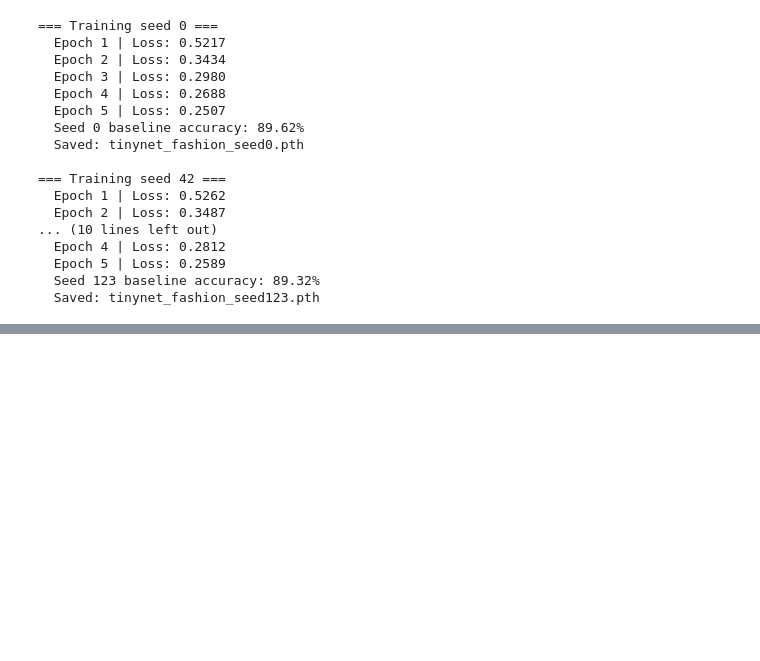
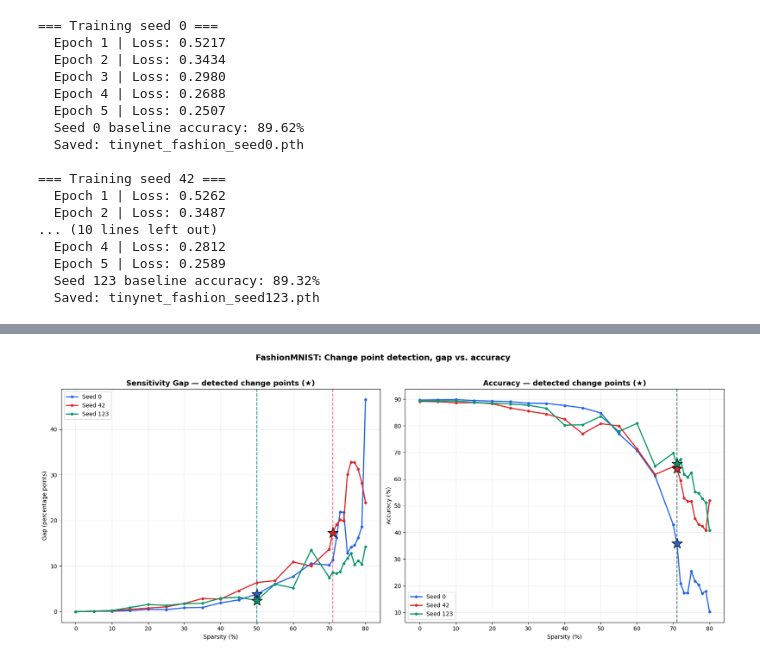
Before and after one commit to HafsaParker/tinyml-pruning-study, a Jupyter notebook: 06_FashionMNIST_multiseed.ipynb, the cells around one changed output, grey strips where cells are left out. Cells and saved outputs as stored; diff of their text form; code cells hidden in the pictures; blank space fills up the shorter version.

```diff
--- a/06_FashionMNIST_multiseed.ipynb
+++ b/06_FashionMNIST_multiseed.ipynb
@@ -194,0 +386,81 @@ Saved: fashionmnist_multiseed_results.json
+# %%
+# ============================================================
+# CHANGE POINT DETECTION + GRAPH
+# ============================================================
+
+import ruptures as rpt
+import numpy as np
+import matplotlib.pyplot as plt
+
+def find_change_point(sparsity_values, signal_values, label=""):
+    signal = np.array(signal_values)
+    algo = rpt.Pelt(model="rbf").fit(signal)
+    change_points = algo.predict(pen=3)
+    real_points = [cp for cp in change_points if cp < len(signal)]
+
+    print(f"\n{label}")
+    if not real_points:
+        print("  No significant change point detected")
+        return None
+
+    for cp_idx in real_points:
+        print(f"  Change point at sparsity ≈ {sparsity_values[cp_idx]}%")
+
+    return sparsity_values[real_points[0]]  # first detected change point
+
+
+CHECKPOINTS = [0, 5, 10, 15, 20, 25, 30, 35, 40, 45, 50, 55, 60, 65, 70, 71, 72, 73, 74, 75, 76, 77, 78, 79, 80]
+colors = {0: '#2563EB', 42: '#DC2626', 123: '#059669'}
+
+fig, axes = plt.subplots(1, 2, figsize=(17, 7))
+ax_gap, ax_acc = axes
+
+lead_times = {}
+
+for seed in SEEDS:
+    gap_values = [results[seed][pct] for pct in CHECKPOINTS]
+    acc_values = [uniform_results[seed][pct] for pct in CHECKPOINTS]
+
+    gap_cp = find_change_point(CHECKPOINTS, gap_values, label=f"Seed {seed} — GAP change point")
+    acc_cp = find_change_point(CHECKPOINTS, acc_values, label=f"Seed {seed} — ACCURACY change point")
+
+    if gap_cp is not None and acc_cp is not None:
+        lead = acc_cp - gap_cp
+        lead_times[seed] = lead
+        print(f"  --> Seed {seed} lead time: {lead}pp\n")
+
+    color = colors[seed]
+
+    # Plot gap curve + mark its change point
+    ax_gap.plot(CHECKPOINTS, gap_values, '-o', color=color, linewidth=2, markersize=4, label=f'Seed {seed}')
+    if gap_cp is not None:
+        ax_gap.axvline(gap_cp, color=color, linestyle='--', alpha=0.6)
+        ax_gap.plot(gap_cp, gap_values[CHECKPOINTS.index(gap_cp)], '*', color=color, markersize=20, markeredgecolor='black')
+
+    # Plot accuracy curve + mark its change point
+    ax_acc.plot(CHECKPOINTS, acc_values, '-o', color=color, linewidth=2, markersize=4, label=f'Seed {seed}')
+    if acc_cp is not None:
+        ax_acc.axvline(acc_cp, color=color, linestyle='--', alpha=0.6)
+        ax_acc.plot(acc_cp, acc_values[CHECKPOINTS.index(acc_cp)], '*', color=color, markersize=20, markeredgecolor='black')
+
+ax_gap.set_title('Sensitivity Gap — detected change points (★)', fontsize=13, fontweight='bold')
+ax_gap.set_xlabel('Sparsity (%)')
+ax_gap.set_ylabel('Gap (percentage points)')
+ax_gap.legend()
+ax_gap.grid(True, alpha=0.25)
+
+ax_acc.set_title('Accuracy — detected change points (★)', fontsize=13, fontweight='bold')
+ax_acc.set_xlabel('Sparsity (%)')
+ax_acc.set_ylabel('Accuracy (%)')
+ax_acc.legend()
+ax_acc.grid(True, alpha=0.25)
+
+plt.suptitle('FashionMNIST: Change point detection, gap vs. accuracy', fontsize=14, fontweight='bold', y=1.02)
+plt.tight_layout()
+plt.savefig('fashionmnist_changepoint.png', dpi=200, bbox_inches='tight')
+plt.show()
+
+print("\n=== SUMMARY: lead times from change point detection ===")
+for seed, lead in lead_times.items():
+    print(f"Seed {seed}: {lead}pp lead")
+# %% [output]
@@ -194,0 +484 @@ Saved: fashionmnist_multiseed_results.json
+[figure, added]
```
Also changed, not shown: parts of 12 cells of this notebook, 1 other file.
